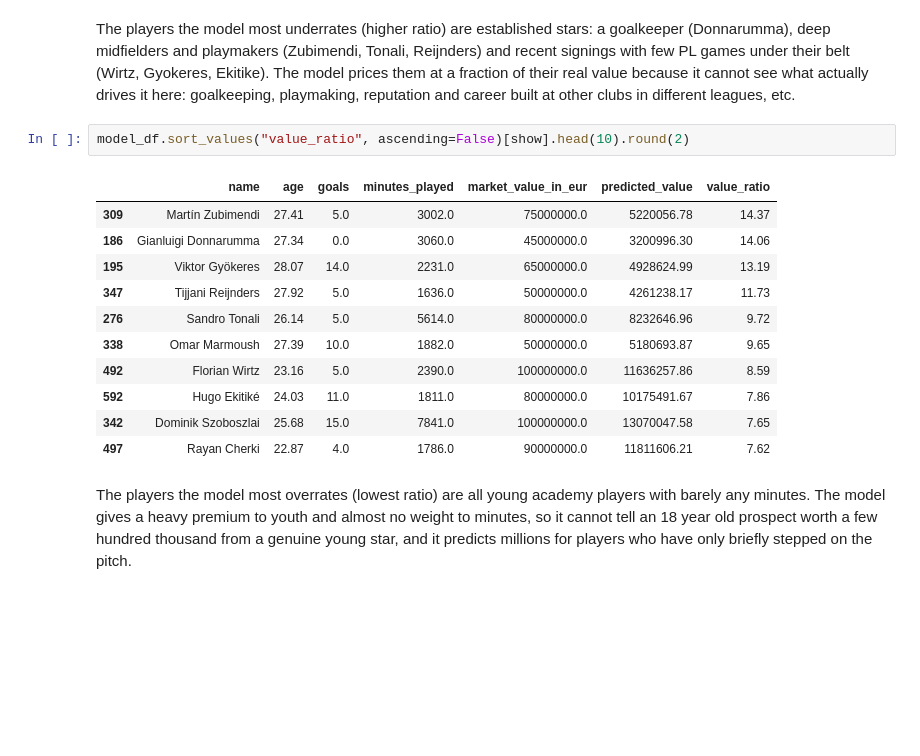
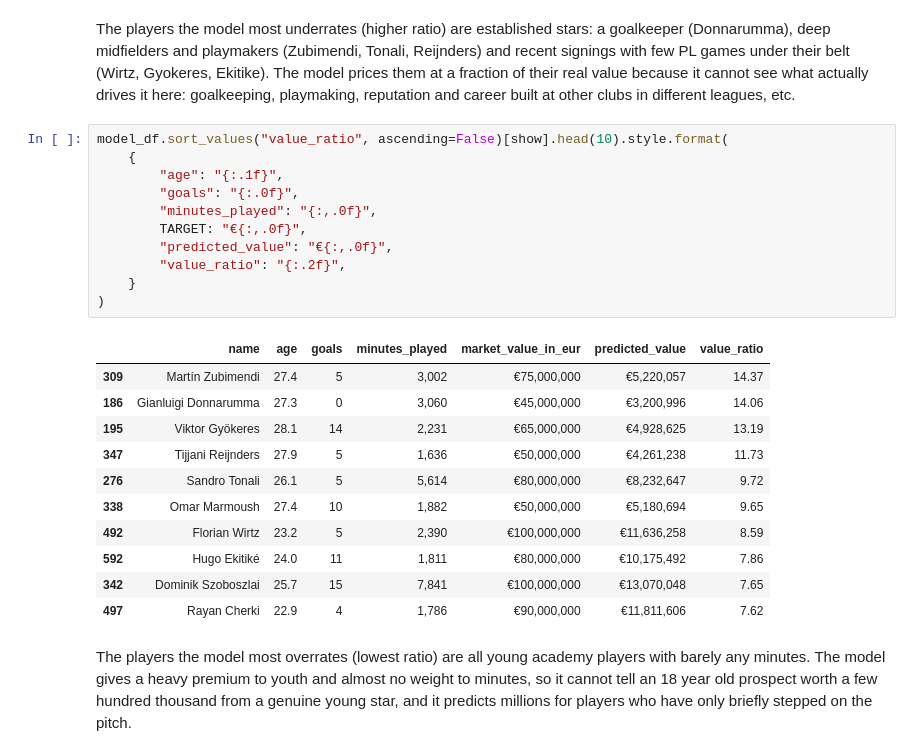
Before and after one commit to konstantinosioan/pl-transfer-value-predictor, a Jupyter notebook: notebook.ipynb, the cells around one changed output. Cells and saved outputs as stored; diff of their text form; blank space fills up the shorter version.

Commit message:
Add a section comparing the two models and another on their limitations, and save both to the same file. Add a table of contents, comma-format the euro tables and sort the issues ruff found.

```diff
--- a/notebook.ipynb
+++ b/notebook.ipynb
@@ -332,19 +361,28 @@ show = [
 # %% [markdown]
 The players the model most underrates (higher ratio) are established stars: a goalkeeper (Donnarumma), deep midfielders and playmakers (Zubimendi, Tonali, Reijnders) and recent signings with few PL games under their belt (Wirtz, Gyokeres, Ekitike). The model prices them at a fraction of their real value because it cannot see what actually drives it here: goalkeeping, playmaking, reputation and career built at other clubs in different leagues, etc.
 # %%
-model_df.sort_values("value_ratio", ascending=False)[show].head(10).round(2)
+model_df.sort_values("value_ratio", ascending=False)[show].head(10).style.format(
+    {
+        "age": "{:.1f}",
+        "goals": "{:.0f}",
+        "minutes_played": "{:,.0f}",
+        TARGET: "€{:,.0f}",
+        "predicted_value": "€{:,.0f}",
+        "value_ratio": "{:.2f}",
+    }
+)
 # %% [output]
 |  | name | age | goals | minutes_played | market_value_in_eur | predicted_value | value_ratio |
-| 309 | Martín Zubimendi | 27.41 | 5.0 | 3002.0 | 75000000.0 | 5220056.78 | 14.37 |
-| 186 | Gianluigi Donnarumma | 27.34 | 0.0 | 3060.0 | 45000000.0 | 3200996.30 | 14.06 |
-| 195 | Viktor Gyökeres | 28.07 | 14.0 | 2231.0 | 65000000.0 | 4928624.99 | 13.19 |
-| 347 | Tijjani Reijnders | 27.92 | 5.0 | 1636.0 | 50000000.0 | 4261238.17 | 11.73 |
-| 276 | Sandro Tonali | 26.14 | 5.0 | 5614.0 | 80000000.0 | 8232646.96 | 9.72 |
-| 338 | Omar Marmoush | 27.39 | 10.0 | 1882.0 | 50000000.0 | 5180693.87 | 9.65 |
-| 492 | Florian Wirtz | 23.16 | 5.0 | 2390.0 | 100000000.0 | 11636257.86 | 8.59 |
-| 592 | Hugo Ekitiké | 24.03 | 11.0 | 1811.0 | 80000000.0 | 10175491.67 | 7.86 |
-| 342 | Dominik Szoboszlai | 25.68 | 15.0 | 7841.0 | 100000000.0 | 13070047.58 | 7.65 |
-| 497 | Rayan Cherki | 22.87 | 4.0 | 1786.0 | 90000000.0 | 11811606.21 | 7.62 |
+| 309 | Martín Zubimendi | 27.4 | 5 | 3,002 | €75,000,000 | €5,220,057 | 14.37 |
+| 186 | Gianluigi Donnarumma | 27.3 | 0 | 3,060 | €45,000,000 | €3,200,996 | 14.06 |
+| 195 | Viktor Gyökeres | 28.1 | 14 | 2,231 | €65,000,000 | €4,928,625 | 13.19 |
+| 347 | Tijjani Reijnders | 27.9 | 5 | 1,636 | €50,000,000 | €4,261,238 | 11.73 |
+| 276 | Sandro Tonali | 26.1 | 5 | 5,614 | €80,000,000 | €8,232,647 | 9.72 |
+| 338 | Omar Marmoush | 27.4 | 10 | 1,882 | €50,000,000 | €5,180,694 | 9.65 |
+| 492 | Florian Wirtz | 23.2 | 5 | 2,390 | €100,000,000 | €11,636,258 | 8.59 |
+| 592 | Hugo Ekitiké | 24.0 | 11 | 1,811 | €80,000,000 | €10,175,492 | 7.86 |
+| 342 | Dominik Szoboszlai | 25.7 | 15 | 7,841 | €100,000,000 | €13,070,048 | 7.65 |
+| 497 | Rayan Cherki | 22.9 | 4 | 1,786 | €90,000,000 | €11,811,606 | 7.62 |
 # %% [markdown]
 The players the model most overrates (lowest ratio) are all young academy players with barely any minutes. The model gives a heavy premium to youth and almost no weight to minutes, so it cannot tell an 18 year old prospect worth a few hundred thousand from a genuine young star, and it predicts millions for players who have only briefly stepped on the pitch.
 # %%
```
Also changed, not shown: parts of 12 cells of this notebook, 1 other file.
